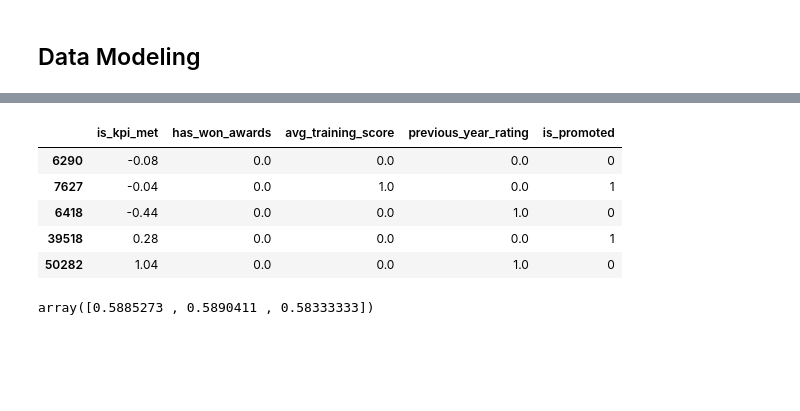
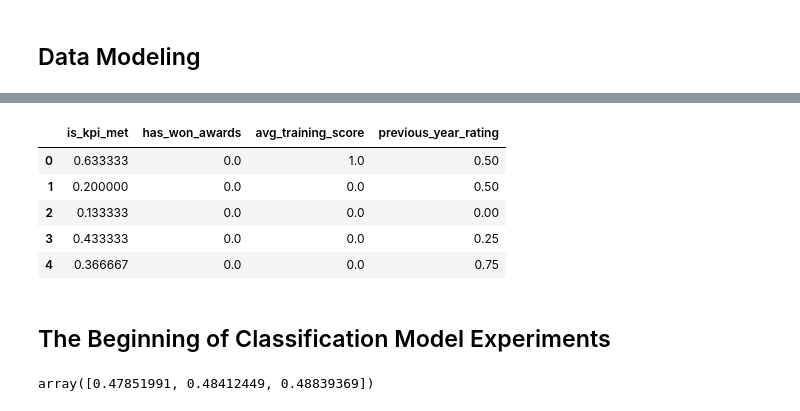
Before and after one commit to DataScienceWorks/AV-WNS-2018-September-JobPromotionPrediction, a Jupyter notebook: A7_sampled_data.ipynb, the cells around one changed output, grey strips where cells are left out. Drawn from its saved outputs; the diff is of its cells as text; code cells hidden in the pictures; blank space fills up the shorter version.

```diff
--- a/A7_sampled_data.ipynb
+++ b/A7_sampled_data.ipynb
@@ -415,9 +424,0 @@ Text(0,0.5,'Frequency')
-# %%
-newdf.head()
-# %% [output]
-|  | is_kpi_met | has_won_awards | avg_training_score | previous_year_rating | is_promoted |
-| 6290 | -0.08 | 0.0 | 0.0 | 0.0 | 0 |
-| 7627 | -0.04 | 0.0 | 1.0 | 0.0 | 1 |
-| 6418 | -0.44 | 0.0 | 0.0 | 1.0 | 0 |
-| 39518 | 0.28 | 0.0 | 0.0 | 0.0 | 1 |
-| 50282 | 1.04 | 0.0 | 0.0 | 1.0 | 0 |
@@ -429,0 +425,13 @@ x_train, x_test, y_train, y_test = train_test_split(x, y,
+# %%
+test_dframe = pd.DataFrame(data=test_vec, columns=select_columns)
+# test_dframe['is_promoted'] = test['is_promoted'].values
+test_dframe.head()
+# %% [output]
+|  | is_kpi_met | has_won_awards | avg_training_score | previous_year_rating |
+| 0 | 0.633333 | 0.0 | 1.0 | 0.50 |
+| 1 | 0.200000 | 0.0 | 0.0 | 0.50 |
+| 2 | 0.133333 | 0.0 | 0.0 | 0.00 |
+| 3 | 0.433333 | 0.0 | 0.0 | 0.25 |
+| 4 | 0.366667 | 0.0 | 0.0 | 0.75 |
+# %% [markdown]
+## The Beginning of Classification Model Experiments
@@ -430,12 +447,10 @@ x_train, x_test, y_train, y_test = train_test_split(x, y,
 # %%
 from lightgbm import LGBMClassifier
 
-from sklearn.model_selection import cross_val_score, cross_validate
-
-lgb_clf=LGBMClassifier(random_state=42, silent=False, learning_rate=.15, n_estimators=100, class_weight={0:1, 1:5})
+lgb_clf=LGBMClassifier(random_state=42, silent=False, learning_rate=.15, n_estimators=100, class_weight={0:1, 1:3})
 
 scores = cross_val_score(lgb_clf, x_train, y_train, cv=3, scoring='f1')
 scores # Check against the recall score, for this is something the  Public LeaderBoard is scoring against.
 # %% [output]
-array([0.5885273 , 0.5890411 , 0.58333333])
+array([0.47851991, 0.48412449, 0.48839369])
 # %%
```
Also changed, not shown: parts of 25 cells of this notebook.
